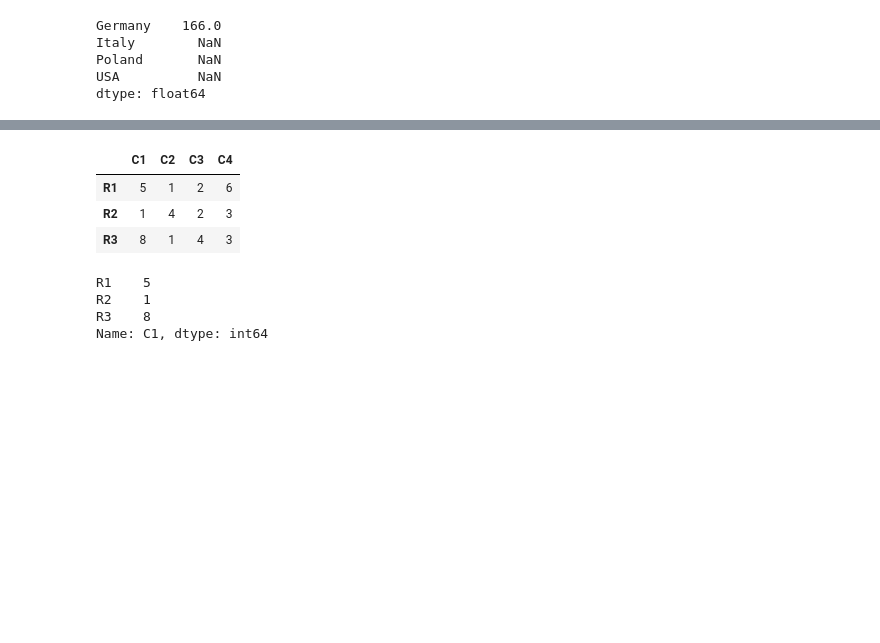
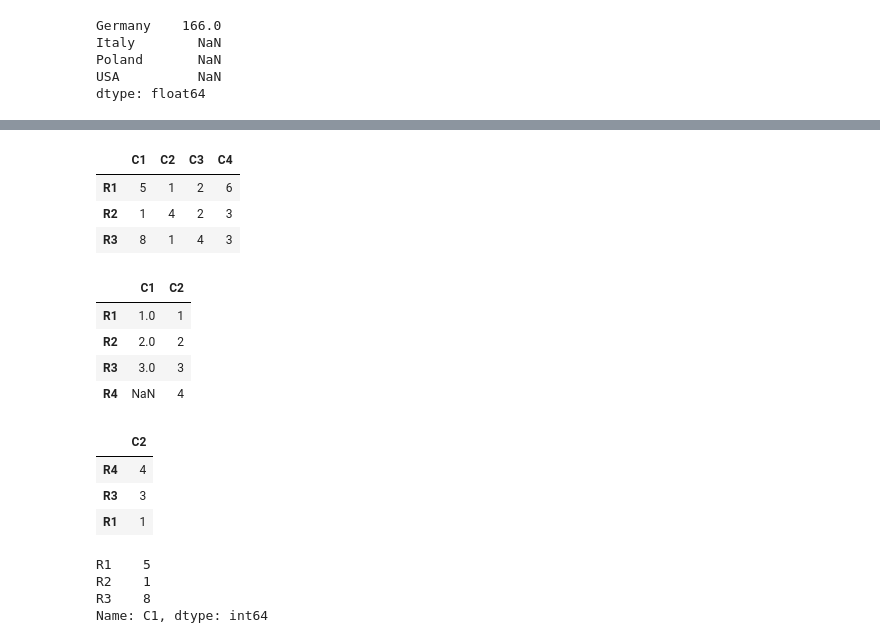
Before and after one commit to trypuz/ai_dla_kazdego, a Jupyter notebook: data_science_dla_kazdego/pandas.ipynb, the cells around one changed output, grey strips where cells are left out. Cells and saved outputs as stored; diff of their text form; code cells hidden in the pictures; blank space fills up the shorter version.

```diff
--- a/data_science_dla_kazdego/pandas.ipynb
+++ b/data_science_dla_kazdego/pandas.ipynb
@@ -166,14 +172,36 @@ array([[5, 1, 2, 6],
 # %%
 index = ['R1', 'R2', 'R3']
 columns = ['C1', 'C2', 'C3', 'C4']
+df = pd.DataFrame(data=a, index=index, columns=columns)
+df
+# %% [output]
+|  | C1 | C2 | C3 | C4 |
+| R1 | 5 | 1 | 2 | 6 |
+| R2 | 1 | 4 | 2 | 3 |
+| R3 | 8 | 1 | 4 | 3 |
-# %%
-df = pd.DataFrame(data=a, index=index, columns=columns)
-df
-# %% [output]
-|  | C1 | C2 | C3 | C4 |
-| R1 | 5 | 1 | 2 | 6 |
-| R2 | 1 | 4 | 2 | 3 |
-| R3 | 8 | 1 | 4 | 3 |
+# %%
+d = {'C1' : pd.Series([1, 2, 3], index=['R1', 'R2', 'R3']),
+     'C2' : pd.Series([1, 2, 3, 4], index=['R1', 'R2', 'R3', 'R4'])}
+
+df = pd.DataFrame(d)
+df
+# %% [output]
+|  | C1 | C2 |
+| R1 | 1.0 | 1 |
+| R2 | 2.0 | 2 |
+| R3 | 3.0 | 3 |
+| R4 | NaN | 4 |
+# %%
+d = {'C1' : pd.Series([1, 2, 3], index=['R1', 'R2', 'R3']),
+     'C2' : pd.Series([1, 2, 3, 4], index=['R1', 'R2', 'R3', 'R4'])}
+
+df = pd.DataFrame(d, index=['R4', 'R3', 'R1'], columns=['C2'])
+df
+# %% [output]
+|  | C2 |
+| R4 | 4 |
+| R3 | 3 |
+| R1 | 1 |
 # %%
 df['C1']
 # %% [output]
```
Also changed, not shown: parts of 4 cells of this notebook.
